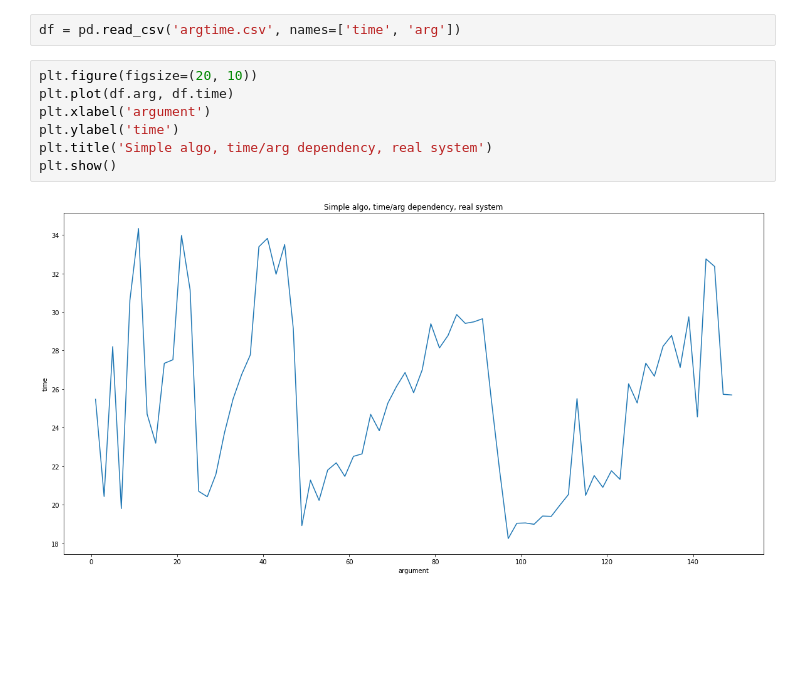
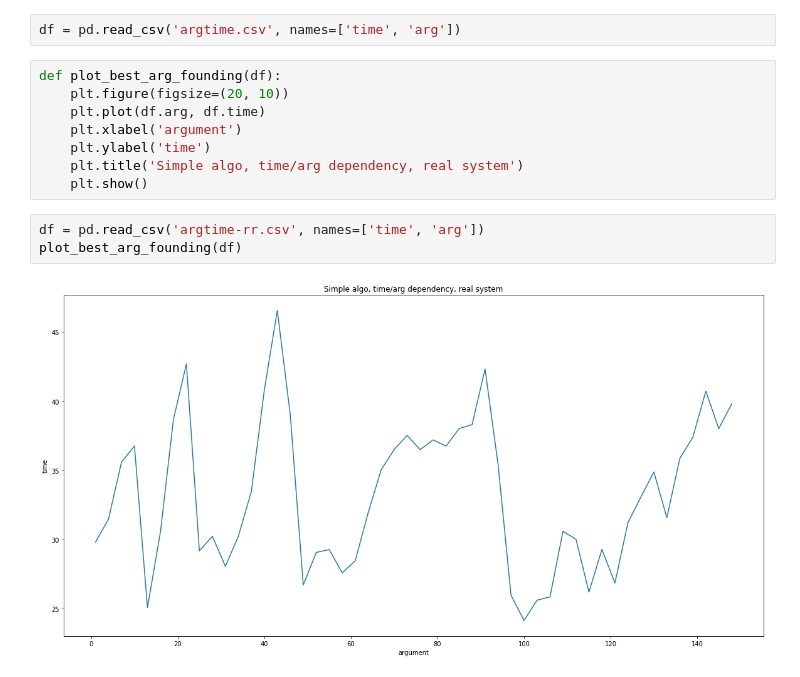
Before and after one commit to amonin7/knapsack_solution, a Jupyter notebook: Visualization.ipynb, the cells around one changed output. Drawn from its saved outputs; the diff is of its cells as text; blank space fills up the shorter version.

```diff
--- a/Visualization.ipynb
+++ b/Visualization.ipynb
@@ -628,11 +628,15 @@ plt.show()
 # %%
 df = pd.read_csv('argtime.csv', names=['time', 'arg'])
 # %%
-plt.figure(figsize=(20, 10))
-plt.plot(df.arg, df.time)
-plt.xlabel('argument')
-plt.ylabel('time')
-plt.title('Simple algo, time/arg dependency, real system')
-plt.show()
+def plot_best_arg_founding(df):
+    plt.figure(figsize=(20, 10))
+    plt.plot(df.arg, df.time)
+    plt.xlabel('argument')
+    plt.ylabel('time')
+    plt.title('Simple algo, time/arg dependency, real system')
+    plt.show()
-# %% [output]
-[figure, removed]
+# %%
+df = pd.read_csv('argtime-rr.csv', names=['time', 'arg'])
+plot_best_arg_founding(df)
+# %% [output]
+[figure, added]
```
Also changed, not shown: 3 other files.
